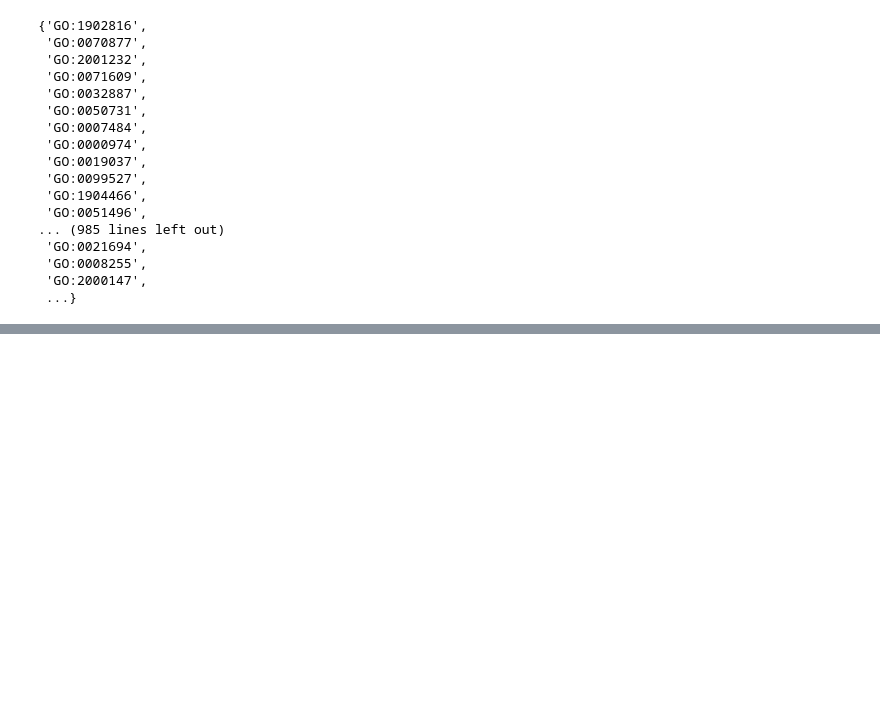
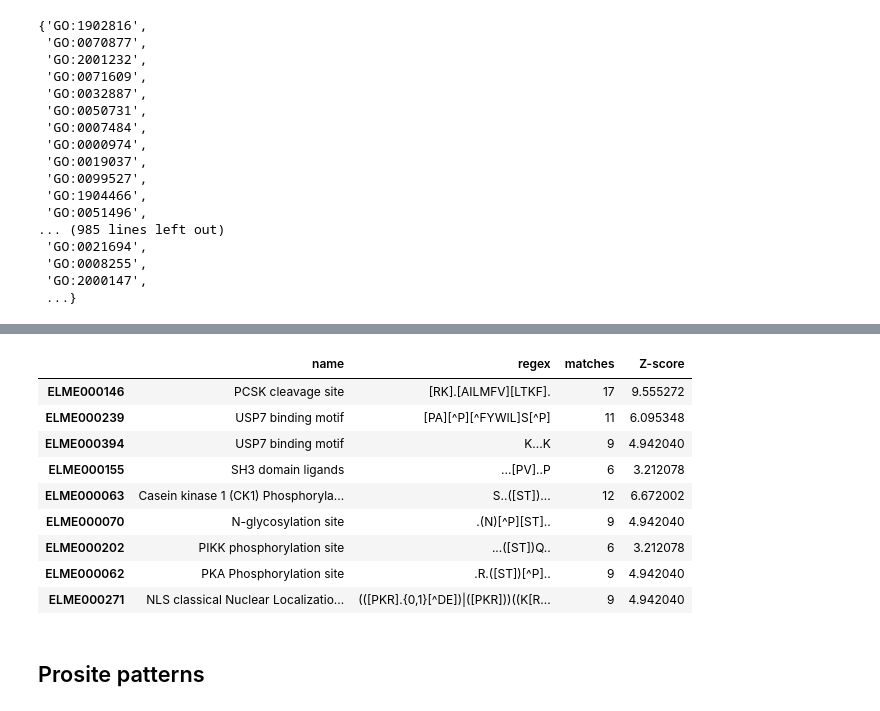
Before and after one commit to Elisa-blip/Bio_Data_Final_Project, a Jupyter notebook: Final_project_code.ipynb, the cells around one changed output, grey strips where cells are left out. Saved outputs shown, nothing was run; the diff lists cells and outputs as text; code cells hidden in the pictures; blank space fills up the shorter version.

```diff
--- a/Final_project_code.ipynb
+++ b/Final_project_code.ipynb
@@ -1039,0 +1172,13 @@ top_level
+# %%
+ELM_matches[ELM_matches['Z-score']>3]
+# %% [output]
+|  | name | regex | matches | Z-score |
+| ELME000146 | PCSK cleavage site | [RK].[AILMFV][LTKF]. | 17 | 9.555272 |
+| ELME000239 | USP7 binding motif | [PA][^P][^FYWIL]S[^P] | 11 | 6.095348 |
+| ELME000394 | USP7 binding motif | K...K | 9 | 4.942040 |
+| ELME000155 | SH3 domain ligands | ...[PV]..P | 6 | 3.212078 |
+| ELME000063 | Casein kinase 1 (CK1) Phosphoryla... | S..([ST])... | 12 | 6.672002 |
+| ELME000070 | N-glycosylation site | .(N)[^P][ST].. | 9 | 4.942040 |
+| ELME000202 | PIKK phosphorylation site | ...([ST])Q.. | 6 | 3.212078 |
+| ELME000062 | PKA Phosphorylation site | .R.([ST])[^P].. | 9 | 4.942040 |
+| ELME000271 | NLS classical Nuclear Localizatio... | (([PKR].{0,1}[^DE])|([PKR]))((K[R... | 9 | 4.942040 |
@@ -1039,0 +1187,2 @@ top_level
+# %% [markdown]
+## Prosite patterns
```
Also changed, not shown: parts of 25 cells of this notebook.
